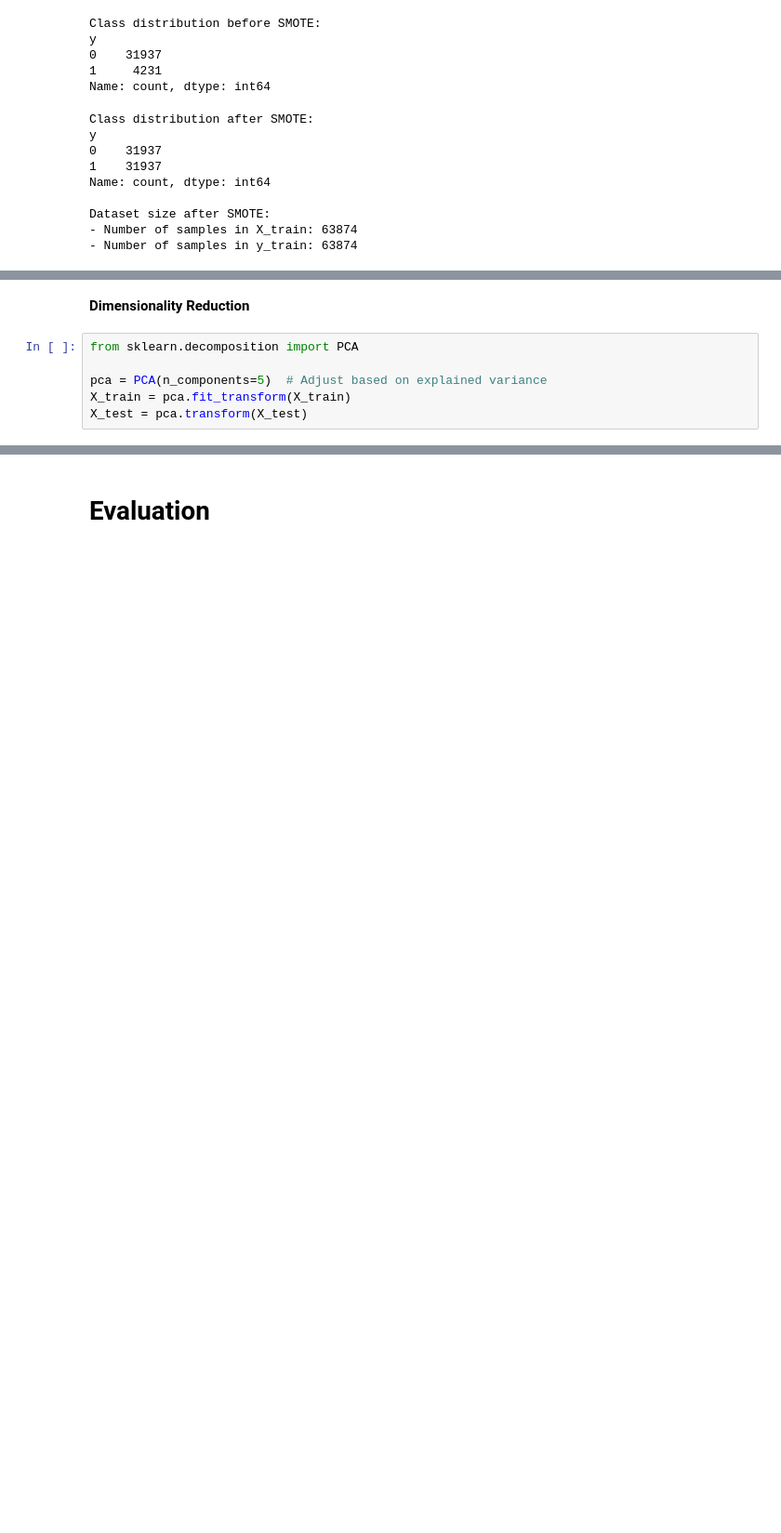
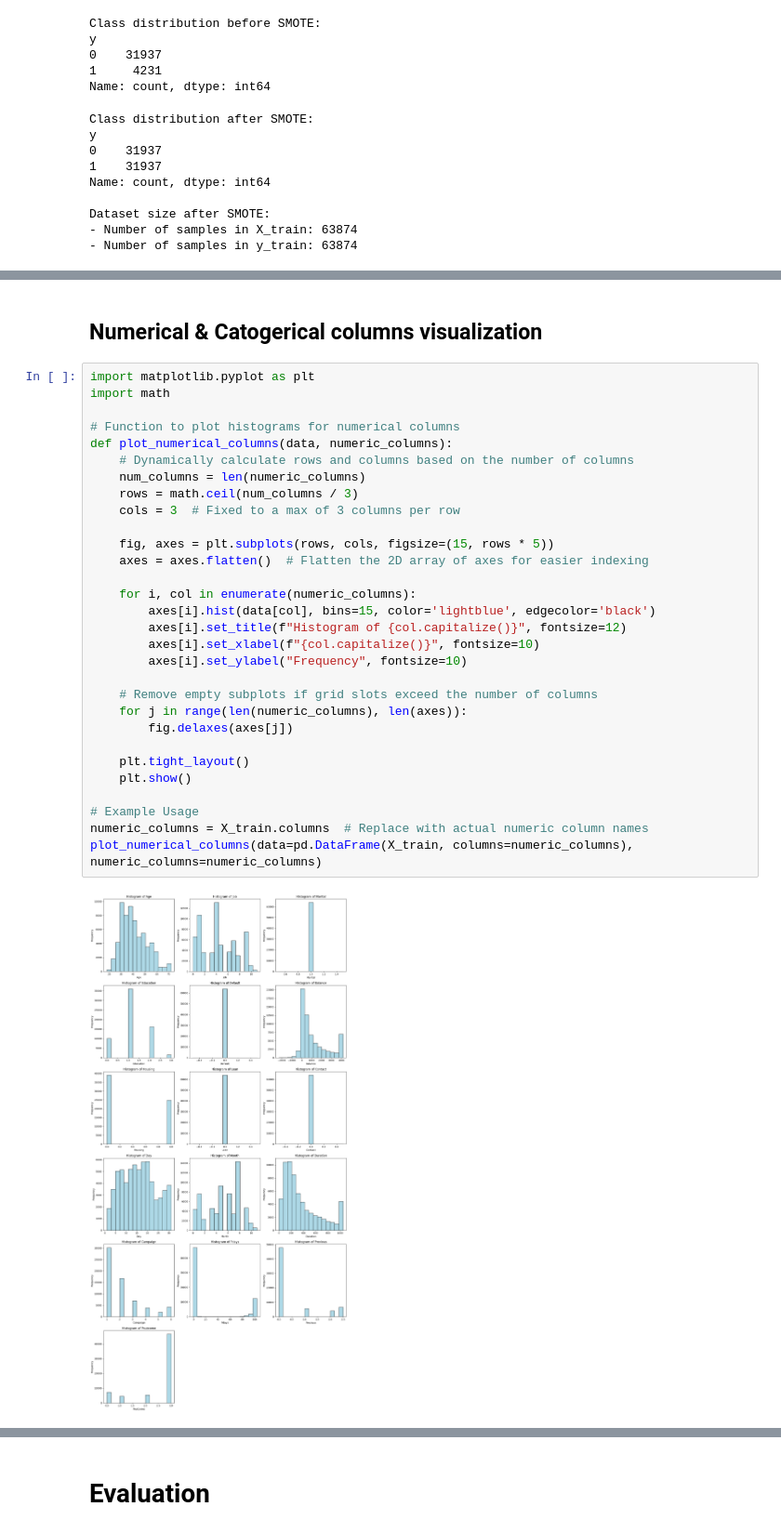
Before and after one commit to Imirushik/Bank-Marketing-ML, a Jupyter notebook: Code/Untitled11.ipynb, the cells around one changed output, grey strips where cells are left out. Shown at 93% size. Saved outputs shown, nothing was run; the diff lists cells and outputs as text; blank space fills up the shorter version.

```diff
--- a/Code/Untitled11.ipynb
+++ b/Code/Untitled11.ipynb
@@ -284,8 +248,34 @@ Dataset dimensions after feature selection:
-# %% [markdown]
-**Dimensionality Reduction**
-# %%
-from sklearn.decomposition import PCA
-
-pca = PCA(n_components=5)  # Adjust based on explained variance
-X_train = pca.fit_transform(X_train)
-X_test = pca.transform(X_test)
+# %% [markdown]
+## **Numerical & Catogerical columns visualization**
+# %%
+import matplotlib.pyplot as plt
+import math
+
+# Function to plot histograms for numerical columns
+def plot_numerical_columns(data, numeric_columns):
+    # Dynamically calculate rows and columns based on the number of columns
+    num_columns = len(numeric_columns)
+    rows = math.ceil(num_columns / 3)
+    cols = 3  # Fixed to a max of 3 columns per row
+
+    fig, axes = plt.subplots(rows, cols, figsize=(15, rows * 5))
+    axes = axes.flatten()  # Flatten the 2D array of axes for easier indexing
+
+    for i, col in enumerate(numeric_columns):
+        axes[i].hist(data[col], bins=15, color='lightblue', edgecolor='black')
+        axes[i].set_title(f"Histogram of {col.capitalize()}", fontsize=12)
+        axes[i].set_xlabel(f"{col.capitalize()}", fontsize=10)
+        axes[i].set_ylabel("Frequency", fontsize=10)
+
+    # Remove empty subplots if grid slots exceed the number of columns
+    for j in range(len(numeric_columns), len(axes)):
+        fig.delaxes(axes[j])
+
+    plt.tight_layout()
+    plt.show()
+
+# Example Usage
+numeric_columns = X_train.columns  # Replace with actual numeric column names
+plot_numerical_columns(data=pd.DataFrame(X_train, columns=numeric_columns), numeric_columns=numeric_columns)
+# %% [output]
+[figure, added]
```
Also changed, not shown: parts of 41 cells of this notebook.
